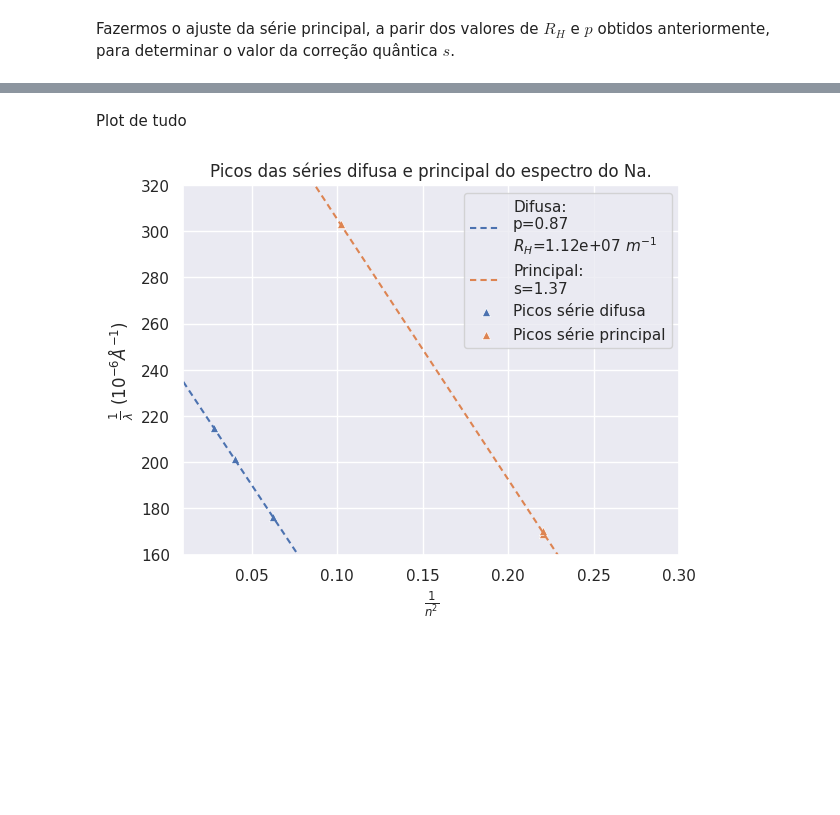
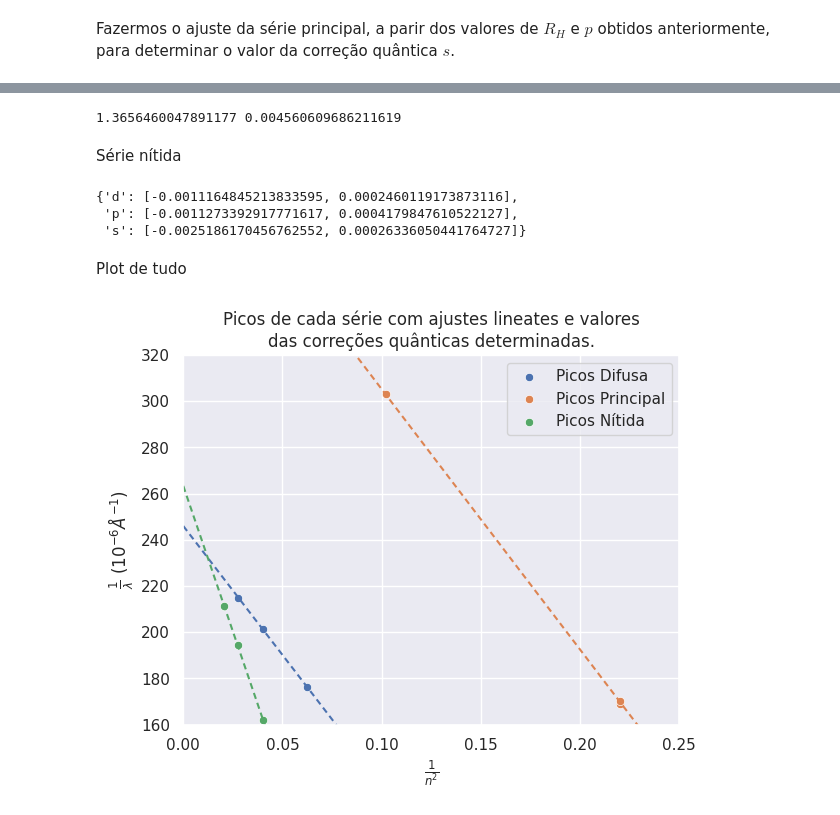
Before and after one commit to ivfreire/lab_5, a Jupyter notebook: 4 - Espectroscopia/analise2.ipynb, the cells around one changed output, grey strips where cells are left out. Drawn from its saved outputs; the diff is of its cells as text; code cells hidden in the pictures; blank space fills up the shorter version.

```diff
--- a/4 - Espectroscopia/analise2.ipynb
+++ b/4 - Espectroscopia/analise2.ipynb
@@ -364,7 +432,7 @@ plt.show()
 # %% [markdown]
 ### Correções quânticas
 # %%
-fits = { 'd': [], 'p': [] }
+fits = { 'd': [], 'p': [], 's': [] }
 # %% [markdown]
 Fazemos o ajuste para os picos das séries difusa para obter os valores da constante de Rydberg $R_H$ e da correção quântica $p$.
 # %%
@@ -381,0 +444,11 @@ R, p
+# %%
+a, b = popt[0] * 1E10, popt[1] * 1E10
+sA, sB = np.sqrt(pcov[0,0]) * 1E10, np.sqrt(pcov[1,1]) * 1E10
+
+R, sR = -a, sA
+
+p = 3 - np.sqrt(R / b)
+sP = np.sqrt( (R * sB**2 / (4 * b**3)) + (sR**2 / (4 * b * R)) )
+
+print(R, f'{sR:e}')
+print(p, sP)
@@ -395,22 +466,50 @@ s
+# %%
+a, b = popt[0] * 1E10, popt[1] * 1E10
+sA, sB = np.sqrt(pcov[0,0]) * 1E10, np.sqrt(pcov[1,1]) * 1E10
+
+s = 3 - np.sqrt(R / b)
+sS = np.sqrt( (R * sB**2 / (4 * b**3)) + (sR**2 / (4 * b * R)) )
+
+print(s, sS)
+# %% [output]
+1.3656460047891177 0.004560609686211619
+# %% [markdown]
+Série nítida
+# %%
+popt, pcov = curve_fit(
+	linear,
+	xdata=1/np.power(na_series['s'][0], 2),
+	ydata=1/np.array(na_series['s'][1])
+)
+
+fits['s'] = list(popt)
+# %%
+fits
+# %% [output]
+{'d': [-0.0011164845213833595, 0.0002460119173873116],
+ 'p': [-0.0011273392917771617, 0.0004179847610522127],
+ 's': [-0.0025186170456762552, 0.00026336050441764727]}
 # %% [markdown]
 Plot de tudo
 # %%
-plt.title('Picos das séries difusa e principal do espectro do Na.')
+plt.title('Picos de cada série com ajustes lineates e valores\ndas correções quânticas determinadas.')
 
-x = np.linspace(0.01, 0.3, 10)
+x = np.linspace(0, 0.3, 10)
 
-sns.lineplot(x=x, y=linear(x, fits['d'][0], fits['d'][1])*1E6, dashes=(3,2), label=f'Difusa:\np={p:.2f}\n$R_H$={R:.2e} $m^{{-1}}$')
-sns.lineplot(x=x, y=linear(x, fits['p'][0], fits['p'][1])*1E6, dashes=(3,2), label=f'Principal:\ns={s:.2f}')
+sns.lineplot(x=x, y=linear(x, fits['d'][0], fits['d'][1])*1E6, dashes=(3,2))
+sns.lineplot(x=x, y=linear(x, fits['p'][0], fits['p'][1])*1E6, dashes=(3,2))
+sns.lineplot(x=x, y=linear(x, fits['s'][0], fits['s'][1])*1E6, dashes=(3,2))
 
-sns.scatterplot(x=1/np.power(na_series['d'][0], 2), y=(1/np.array(na_series['d'][1]))*1E6, marker='^', label='Picos série difusa')
-sns.scatterplot(x=xdata, y=ydata*1E6, marker='^', label='Picos série principal')
+sns.scatterplot(x=1/np.power(na_series['d'][0], 2), y=(1/np.array(na_series['d'][1]))*1E6, marker='o', label='Picos Difusa')
+sns.scatterplot(x=xdata, y=ydata*1E6, marker='o', label='Picos Principal')
+sns.scatterplot(x=1/np.power(na_series['s'][0], 2), y=(1/np.array(na_series['s'][1]))*1E6, marker='o', label='Picos Nítida')
 
 plt.ylabel('$\\frac{1}{\\lambda}$ ($10^{-6} \\AA^{-1}$)')
 plt.xlabel('$\\frac{1}{n^2}$')
-plt.xlim(0.01, 0.3)
+plt.xlim(0.00, 0.25)
 plt.ylim(160, 320)
 
 plt.savefig('plots/quantum.png', dpi=300, bbox_inches='tight')
 plt.show()
 # %% [output]
-[figure, old version]
+[figure, new version]
```
Also changed, not shown: parts of 15 cells of this notebook, 4 other files.
